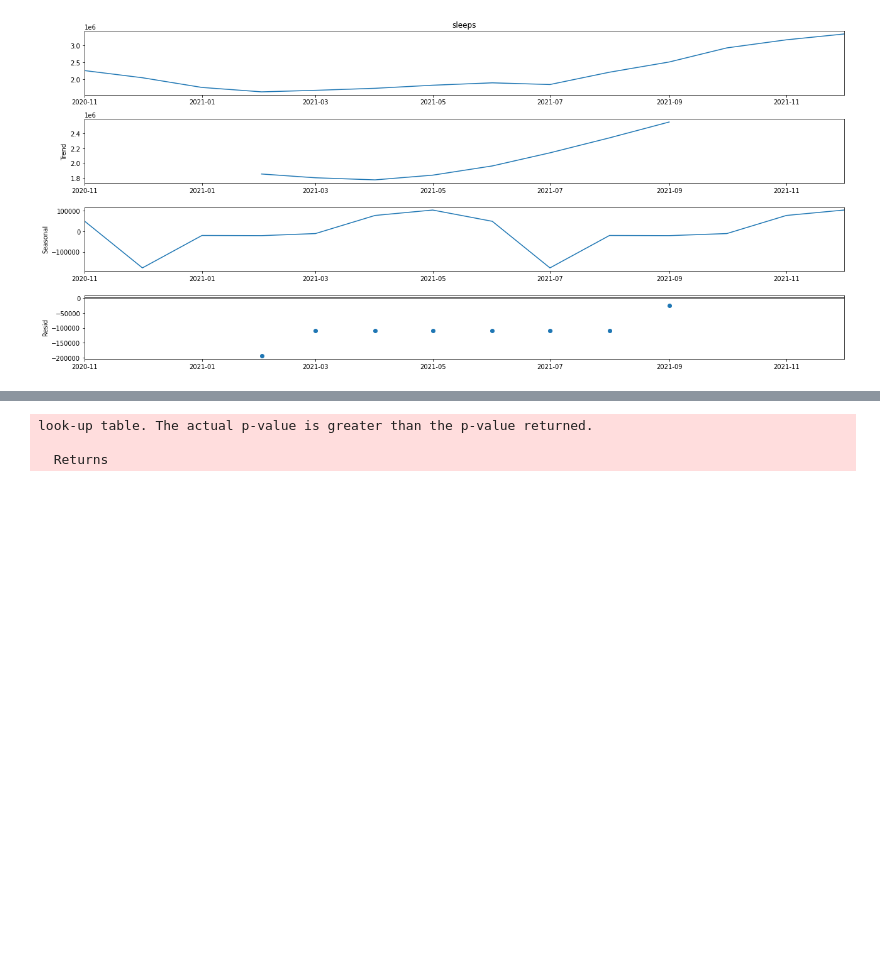
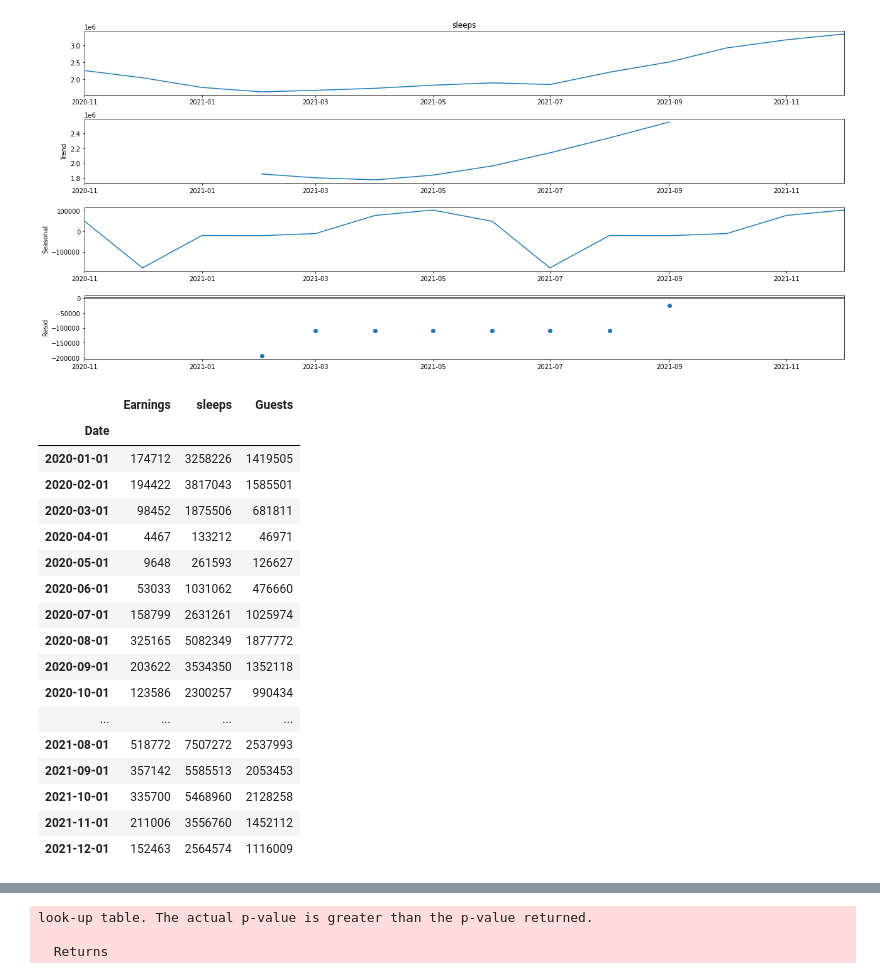
Before and after one commit to LuisaPolicarpo/Project5, a Jupyter notebook: Time_series_s_e_g.ipynb, the cells around one changed output, grey strips where cells are left out. Saved outputs shown, nothing was run; the diff lists cells and outputs as text; code cells hidden in the pictures; blank space fills up the shorter version.

```diff
--- a/Time_series_s_e_g.ipynb
+++ b/Time_series_s_e_g.ipynb
@@ -863,4 +853,25 @@ fig = decomposition_sleeps_2020.plot()
 plt.show()
 # %% [output]
 [figure]
+# %%
+df_final2020
+# %% [output]
+|  | Earnings | sleeps | Guests |
+| Date |  |  |  |
+| 2020-01-01 | 174712 | 3258226 | 1419505 |
+| 2020-02-01 | 194422 | 3817043 | 1585501 |
+| 2020-03-01 | 98452 | 1875506 | 681811 |
+| 2020-04-01 | 4467 | 133212 | 46971 |
+| 2020-05-01 | 9648 | 261593 | 126627 |
+| 2020-06-01 | 53033 | 1031062 | 476660 |
+| 2020-07-01 | 158799 | 2631261 | 1025974 |
+| 2020-08-01 | 325165 | 5082349 | 1877772 |
+| 2020-09-01 | 203622 | 3534350 | 1352118 |
+| 2020-10-01 | 123586 | 2300257 | 990434 |
+| ... | ... | ... | ... |
+| 2021-08-01 | 518772 | 7507272 | 2537993 |
+| 2021-09-01 | 357142 | 5585513 | 2053453 |
+| 2021-10-01 | 335700 | 5468960 | 2128258 |
+| 2021-11-01 | 211006 | 3556760 | 1452112 |
+| 2021-12-01 | 152463 | 2564574 | 1116009 |
 # %%
```
Also changed, not shown: parts of 20 cells of this notebook.
